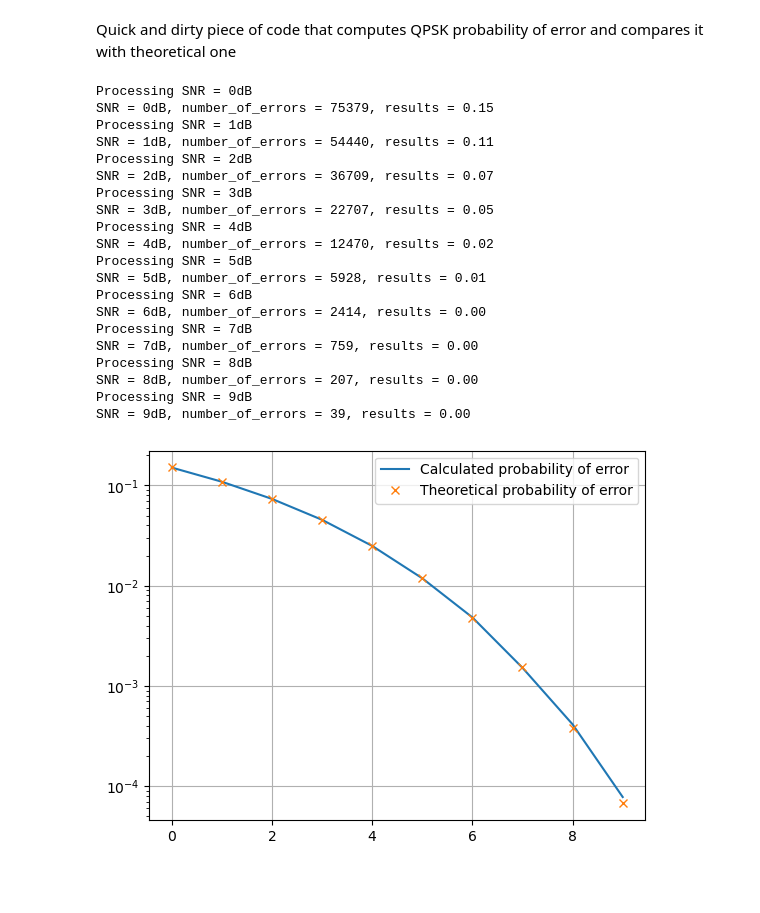
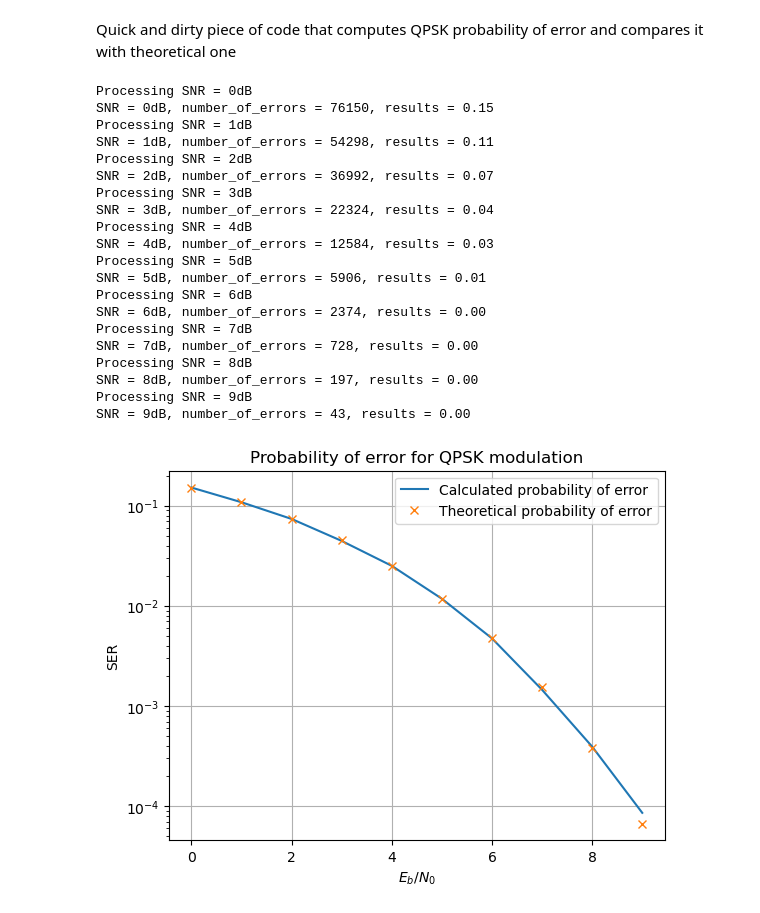
Before and after one commit to faust1002/jupyter_notebooks, a Jupyter notebook: QPSK.ipynb, the cells around one changed output. Drawn from its saved outputs; the diff is of its cells as text; code cells hidden in the pictures; blank space fills up the shorter version.

Commit message:
Add axis descriptions and title for probability of error

```diff
--- a/QPSK.ipynb
+++ b/QPSK.ipynb
@@ -46,41 +46,44 @@ for snr in range(snr_min, snr_max, snr_step):
         x = 1 / np.sqrt(2) * (re_x + 1.0j * im_x)
         # Generate noise
         sigma = 1 / np.sqrt(4 * snr_linear)
         noise = sigma * np.random.randn() + 1.0j * sigma * np.random.randn()
         y = x + noise
         # Count number of errors
         number_of_errors += np.sign(np.real(y)) != np.sign(np.real(x)) or np.sign(np.imag(y)) != np.sign(np.imag(x))
     actual_results[snr] = number_of_errors / number_of_iterations
     p = 0.5 * erfc(np.sqrt(snr_linear))
     theoretical_results[snr] = 1 - (1 - p) ** 2
     print(f"SNR = {snr}dB, number_of_errors = {number_of_errors}, results = {actual_results[snr]:.2f}")
 
 # Plot results
 plt.figure()
 plt.semilogy(actual_results.keys(), actual_results.values(), label = 'Calculated probability of error')
 plt.semilogy(theoretical_results.keys(), theoretical_results.values(), 'x', label = 'Theoretical probability of error')
+plt.xlabel('$E_{b}/N_{0}$')
+plt.ylabel('SER')
+plt.title('Probability of error for QPSK modulation')
 plt.legend()
 plt.grid()
 plt.show()
 # %% [output]
 Processing SNR = 0dB
-SNR = 0dB, number_of_errors = 75379, results = 0.15
+SNR = 0dB, number_of_errors = 76150, results = 0.15
 Processing SNR = 1dB
-SNR = 1dB, number_of_errors = 54440, results = 0.11
+SNR = 1dB, number_of_errors = 54298, results = 0.11
 Processing SNR = 2dB
-SNR = 2dB, number_of_errors = 36709, results = 0.07
+SNR = 2dB, number_of_errors = 36992, results = 0.07
 Processing SNR = 3dB
-SNR = 3dB, number_of_errors = 22707, results = 0.05
+SNR = 3dB, number_of_errors = 22324, results = 0.04
 Processing SNR = 4dB
-SNR = 4dB, number_of_errors = 12470, results = 0.02
+SNR = 4dB, number_of_errors = 12584, results = 0.03
 Processing SNR = 5dB
-SNR = 5dB, number_of_errors = 5928, results = 0.01
+SNR = 5dB, number_of_errors = 5906, results = 0.01
 Processing SNR = 6dB
-SNR = 6dB, number_of_errors = 2414, results = 0.00
+SNR = 6dB, number_of_errors = 2374, results = 0.00
 Processing SNR = 7dB
-SNR = 7dB, number_of_errors = 759, results = 0.00
+SNR = 7dB, number_of_errors = 728, results = 0.00
 Processing SNR = 8dB
-SNR = 8dB, number_of_errors = 207, results = 0.00
+SNR = 8dB, number_of_errors = 197, results = 0.00
 Processing SNR = 9dB
-SNR = 9dB, number_of_errors = 39, results = 0.00
+SNR = 9dB, number_of_errors = 43, results = 0.00
-[figure, old version]
+[figure, new version]
```
